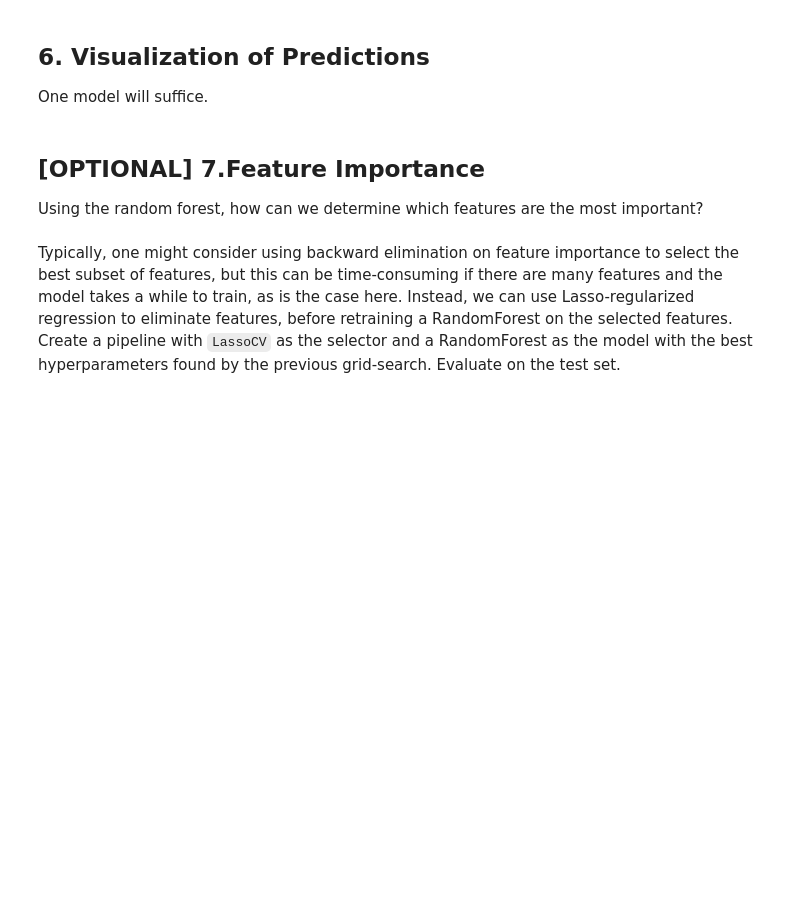
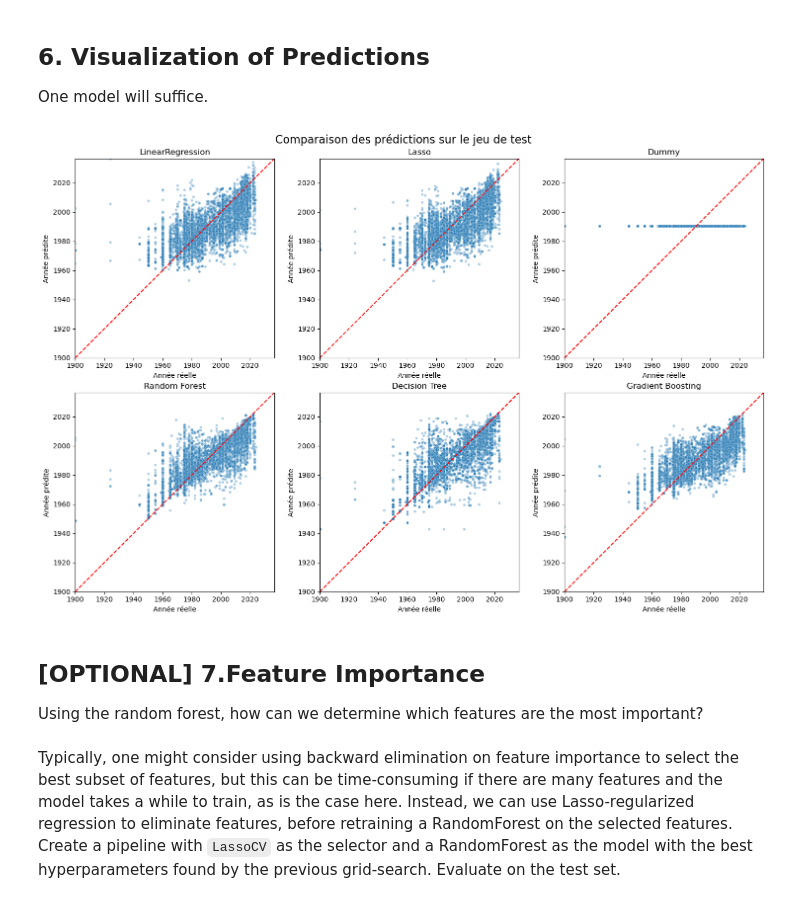
Before and after one commit to laumxt/ML-1, a Jupyter notebook: Notebooks/ML12_GridSearch_RandomForest_Eng_Sabrina.ipynb, the cells around one changed output. Drawn from its saved outputs; the diff is of its cells as text; code cells hidden in the pictures; blank space fills up the shorter version.

```diff
--- a/Notebooks/ML12_GridSearch_RandomForest_Eng_Sabrina.ipynb
+++ b/Notebooks/ML12_GridSearch_RandomForest_Eng_Sabrina.ipynb
@@ -386,3 +454,69 @@ One model will suffice.
+# %%
+
+import matplotlib.pyplot as plt
+import seaborn as sns
+import numpy as np
+
+# Même échelle pour tous les graphiques
+lim_min = min(
+    y_test.min(),
+    min(np.min(pred) for pred in predictions.values())
+)
+
+lim_max = max(
+    y_test.max(),
+    max(np.max(pred) for pred in predictions.values())
+)
+
+# Grille de graphiques
+n_models = len(predictions)
+n_cols = 3
+n_rows = int(np.ceil(n_models / n_cols))
+
+fig, axes = plt.subplots(
+    n_rows, n_cols,
+    figsize=(15, 5 * n_rows)
+)
+
+axes = np.array(axes).flatten()
+
+for ax, (name, y_pred) in zip(axes, predictions.items()):
+
+    sns.scatterplot(
+        x=y_test,
+        y=y_pred,
+        alpha=0.35,
+        s=15,
+        ax=ax
+    )
+
+    # Prédiction parfaite : y = x
+    ax.plot(
+        [lim_min, lim_max],
+        [lim_min, lim_max],
+        'r--'
+    )
+
+    ax.set_title(name)
+    ax.set_xlabel("Année réelle")
+    ax.set_ylabel("Année prédite")
+    ax.set_xlim(lim_min, lim_max)
+    ax.set_ylim(lim_min, lim_max)
+    ax.set_aspect('equal', adjustable='box')
+
+# Masquer les graphiques inutilisés
+for ax in axes[n_models:]:
+    ax.set_visible(False)
+
+plt.suptitle(
+    "Comparaison des prédictions sur le jeu de test",
+    fontsize=16
+)
+
+plt.tight_layout()
+plt.show()
+# %% [output]
+[figure, added]
 # %% [markdown]
 ## [OPTIONAL] 7.Feature Importance
 
```
Also changed, not shown: parts of 9 cells of this notebook.
